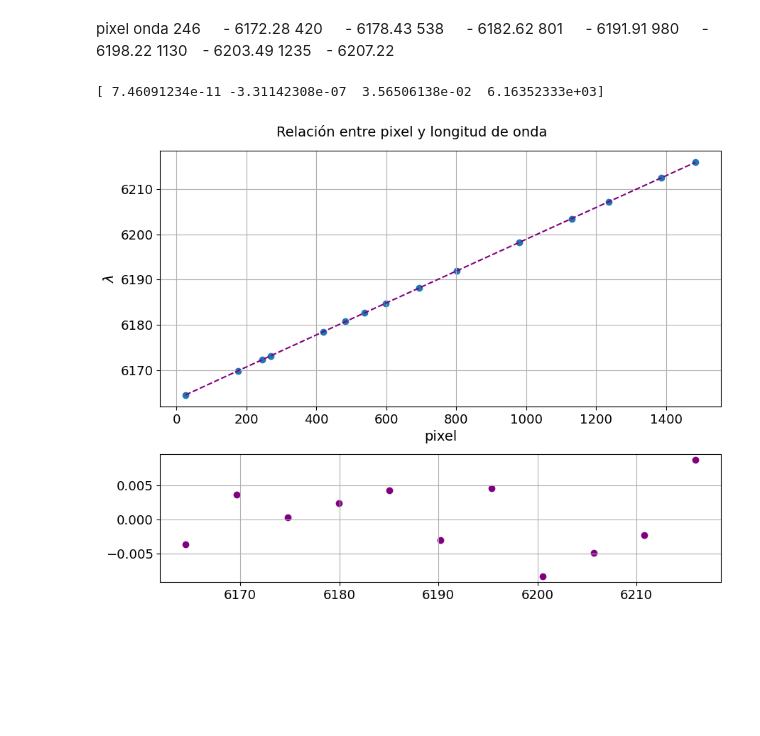
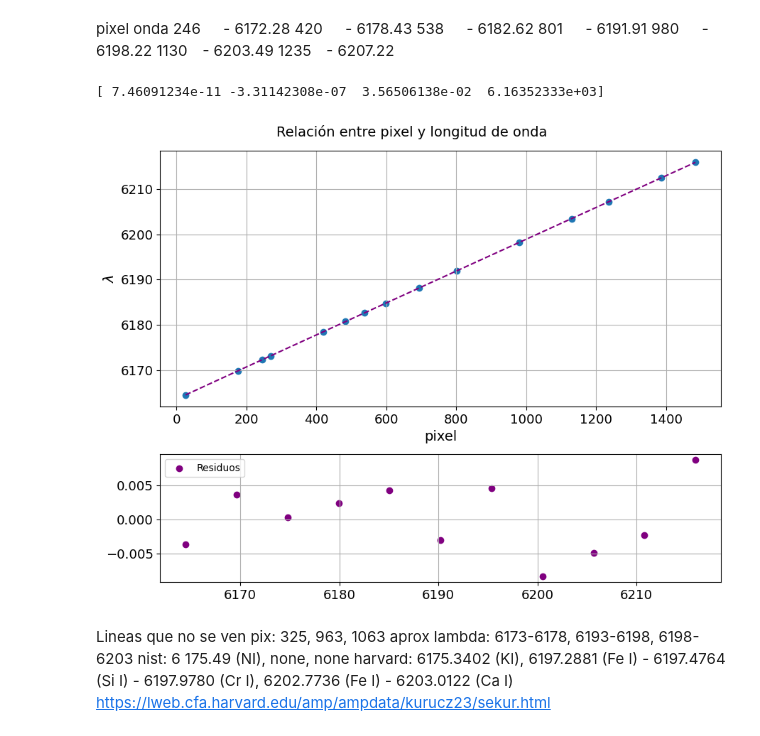
Before and after one commit to ccuellarn/Torium-Operation, a Jupyter notebook: Analisis.ipynb, the cells around one changed output. Saved outputs shown, nothing was run; the diff lists cells and outputs as text; code cells hidden in the pictures; blank space fills up the shorter version.

```diff
--- a/Analisis.ipynb
+++ b/Analisis.ipynb
@@ -118,39 +118,61 @@ pixel     onda
 1130  - 6203.49
 1235  - 6207.22
 # %%
-param = np.polyfit(Datafit['Pixel'],Datafit['Catalogo longitud'], 3)
+n = 3
+param = np.polyfit(Datafit['Pixel'],Datafit['Catalogo longitud'], n)
 _x = np.linspace(min(Datafit['Pixel']),max(Datafit['Pixel']),len(Datafit['Pixel']))
 ym = _x*_x*_x*param[0] + _x*_x*param[1] + _x*param[2] + param[3]
 res = []
 
 for i in range(0,14):
     l = [1,5,12,14]
+
     if i not in l:
-        ye = param[0]*Datafit['Pixel'][i]*Datafit['Pixel'][i]*Datafit['Pixel'][i] + param[1]*Datafit['Pixel'][i]*Datafit['Pixel'][i] + param[2]*Datafit['Pixel'][i] + param[3]
+        ye = param[0]*(Datafit['Pixel'][i]**n) + param[1]*(Datafit['Pixel'][i]**(n-1)) + param[2]*(Datafit['Pixel'][i]**(n-2)) + param[3]*(Datafit['Pixel'][i]**(n-3))
         res.append(ye-Datafit['Catalogo longitud'][i])
+
+print(param)
+
+#revisar el grado de los residuos
+
+xres = np.linspace(min(Datafit['Catalogo longitud']),max(Datafit['Catalogo longitud']),11)
+paramr = np.polyfit(xres,res, 3)
+ymr = xres*xres*xres*paramr[0] + xres*xres*paramr[1] + xres*paramr[2] + paramr[3]
+
+# plt.figure(figsize = (9, 7))
+# plt.scatter(xres,res)
+# plt.plot(xres,ymr)
+# %% [output]
+[ 7.46091234e-11 -3.31142308e-07  3.56506138e-02  6.16352333e+03]
 # %%
 #Gráfico con residuos
 fig1, axis1 = plt.subplots(2,1, figsize = (9, 7), gridspec_kw = {"height_ratios":[2, 1]})
 ax1 = axis1[0]
 ax2 = axis1[1]
 
 fig1.suptitle(r'Relación entre pixel y longitud de onda',fontsize=14)
 
 ax1.scatter(Datafit['Pixel'],Datafit['Catalogo longitud'])
 ax1.plot(_x,ym,'--',color='purple')
 ax1.set_ylabel(r"$\lambda$",fontsize=14)
 ax1.set_xlabel(r'pixel',fontsize=14)
 ax1.grid()
 ax1.tick_params(axis='both',labelsize=13)
 
-xres = np.linspace(min(Datafit['Catalogo longitud']),max(Datafit['Catalogo longitud']),11)
+
 ax2.scatter(xres,res,label = 'Residuos',color='purple')
 ax2.grid()
 ax2.tick_params(axis='both',labelsize=13)
+ax2.legend()
 
 fig1.tight_layout()
-#plt.savefig('DvsV.pdf')
-print(param)
+#plt.savefig('DvsV.jpg')
 # %% [output]
-[ 7.46091234e-11 -3.31142308e-07  3.56506138e-02  6.16352333e+03]
-[figure, old version]
+[figure, new version]
+# %% [markdown]
+Lineas que no se ven
+pix: 325, 963, 1063
+aprox lambda: 6173-6178, 6193-6198, 6198-6203
+nist: 6 175.49 (NI), none, none
+harvard:  6175.3402 (KI), 6197.2881 (Fe I) - 6197.4764 (Si I) - 6197.9780 (Cr I), 6202.7736 (Fe I) - 6203.0122 (Ca I)
+https://lweb.cfa.harvard.edu/amp/ampdata/kurucz23/sekur.html
```
Also changed, not shown: 1 other file.
